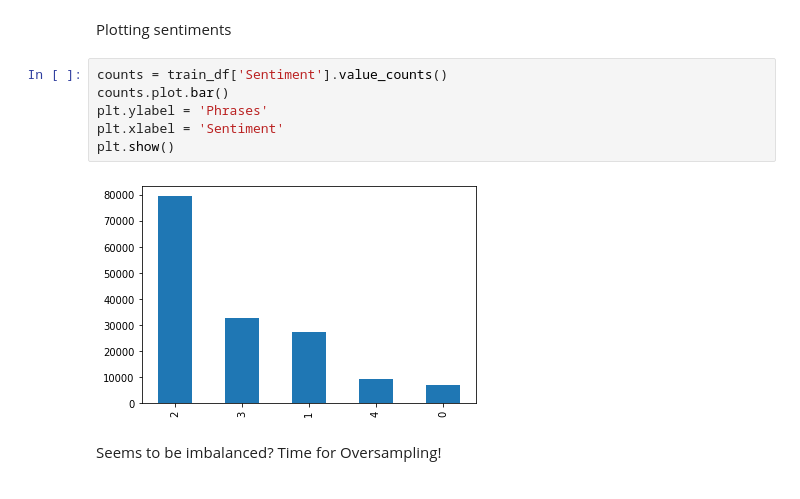
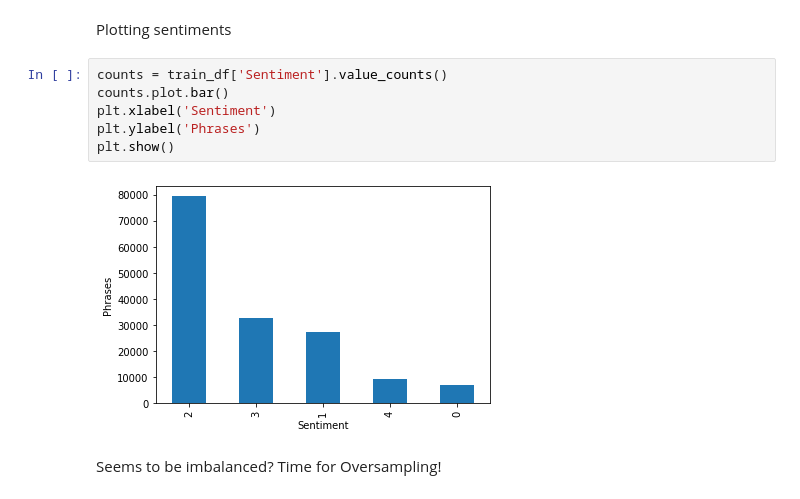
Before and after one commit to hwangswan/movie-reviews-sa, a Jupyter notebook: MovieReviewSA.ipynb, the cells around one changed output. Saved outputs shown, nothing was run; the diff lists cells and outputs as text.

```diff
--- a/MovieReviewSA.ipynb
+++ b/MovieReviewSA.ipynb
@@ -82,11 +85,11 @@ Plotting sentiments
 # %%
 counts = train_df['Sentiment'].value_counts()
 counts.plot.bar()
-plt.ylabel = 'Phrases'
-plt.xlabel = 'Sentiment'
+plt.xlabel('Sentiment')
+plt.ylabel('Phrases')
 plt.show()
 # %% [output]
-[figure, old version]
+[figure, new version]
 # %% [markdown]
 Seems to be imbalanced? Time for Oversampling!
 # %% [markdown]
```
Also changed, not shown: parts of 5 cells of this notebook.
